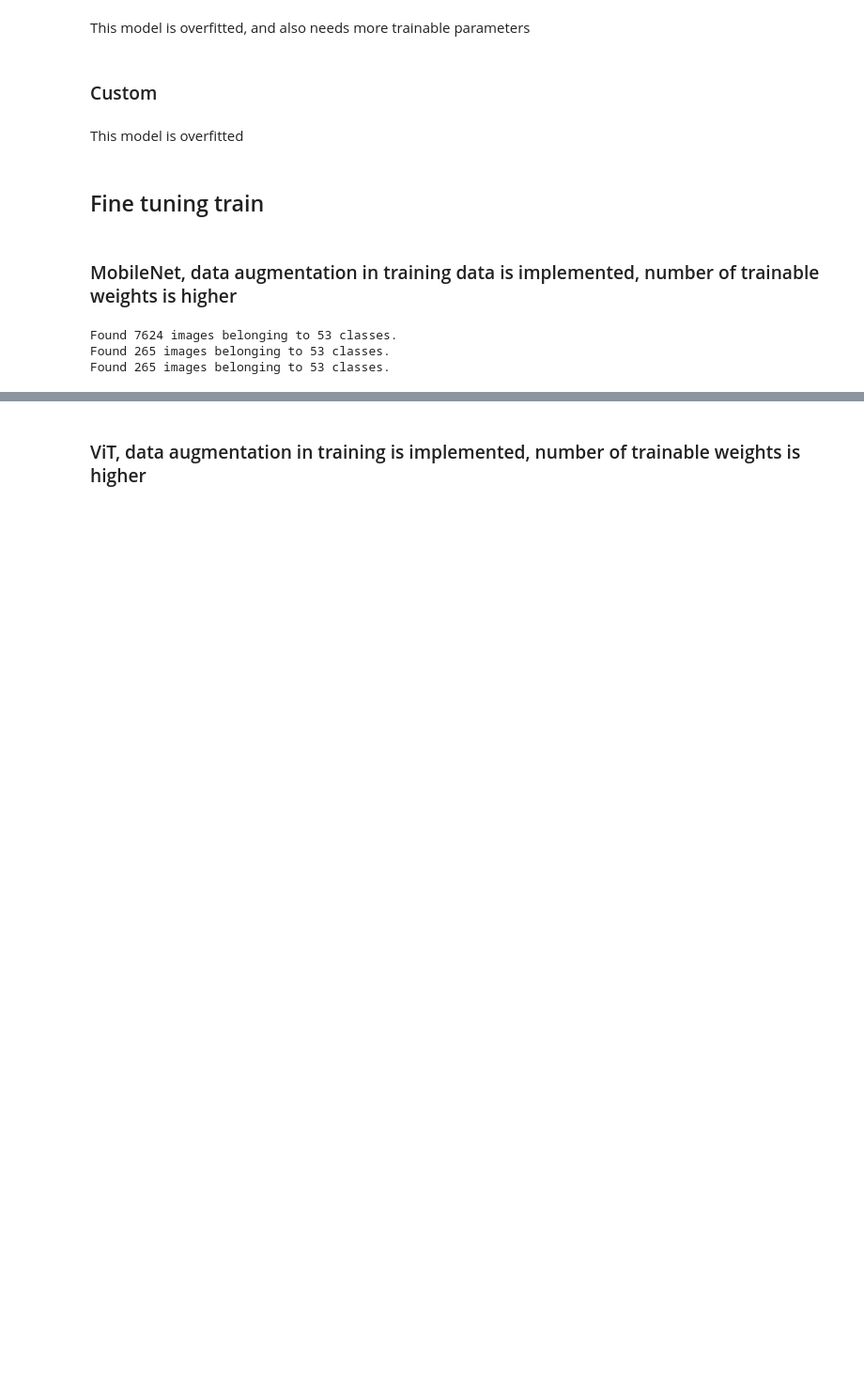
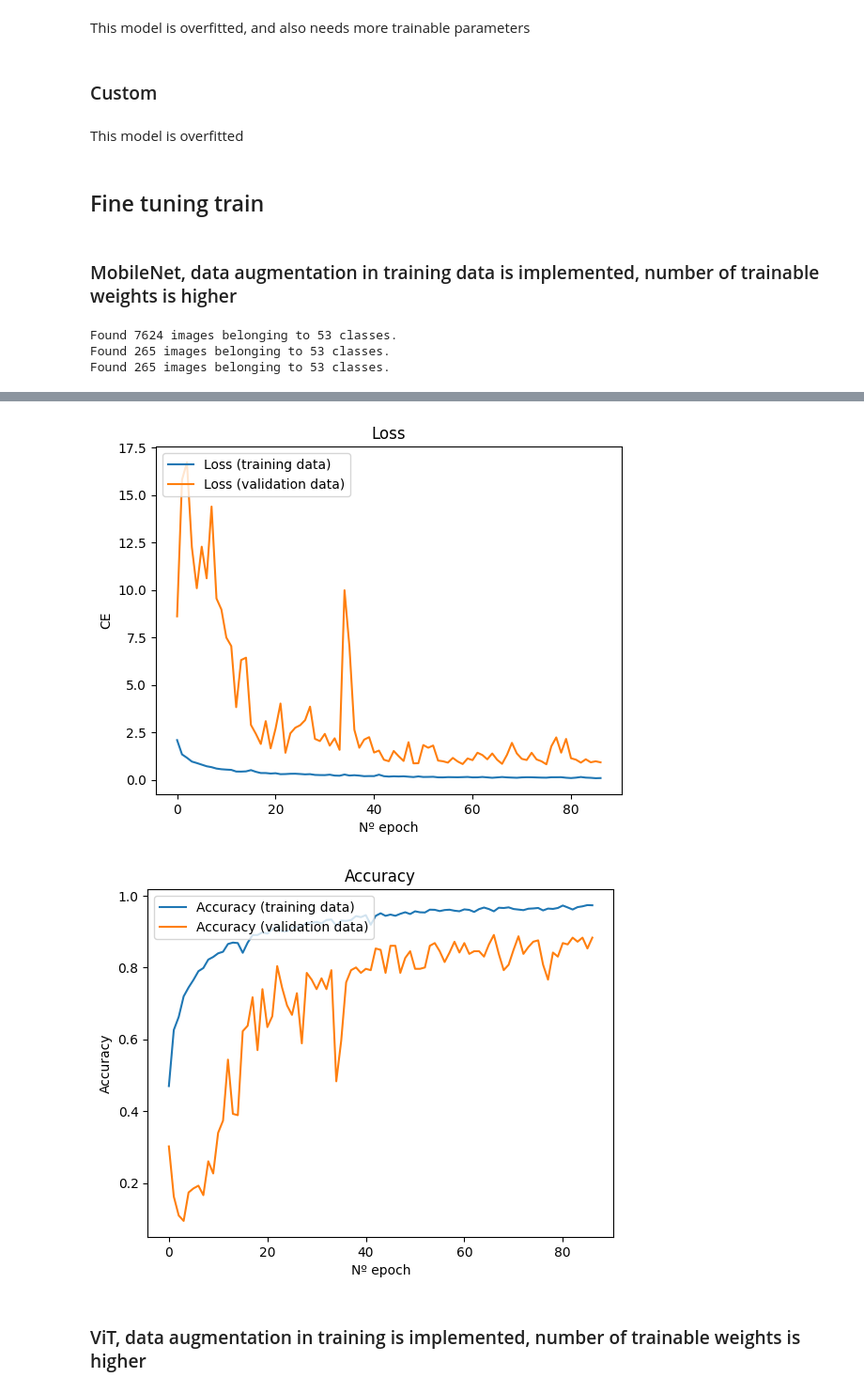
Before and after one commit to moisesbritez92/deep_learning_nbs, a Jupyter notebook: Notebooks/CNN-Cards/Class_Cards.ipynb, the cells around one changed output, grey strips where cells are left out. Shown at 94% size. Saved outputs shown, nothing was run; the diff lists cells and outputs as text; code cells hidden in the pictures; blank space fills up the shorter version.

```diff
--- a/Notebooks/CNN-Cards/Class_Cards.ipynb
+++ b/Notebooks/CNN-Cards/Class_Cards.ipynb
@@ -652,7 +701,7 @@ stop = tf.keras.callbacks.EarlyStopping(
     restore_best_weights= True
                                                 )
 # %%
-mn_train_1 = tf.keras.models.load_model(DATA_PATH+'Models/MobileNet.h5')
+mn_train_1 = tf.keras.models.load_model('Models/MobileNet.h5')
 weights = mn_train_1.get_weights()
 
 base_net = tf.keras.applications.MobileNetV2(include_top=False, weights='imagenet', input_shape=(SIZE,SIZE,3))
@@ -700,3 +749,8 @@ Epoch 100/100
+# %%
+plot_and_save(h, 'Results', name)
+# %% [output]
+[figure, added]
+[figure, added]
 # %% [markdown]
 ### ViT, data augmentation in training is implemented, number of trainable weights is higher
 # %%
```
Also changed, not shown: parts of 29 cells of this notebook, 22 other files.
